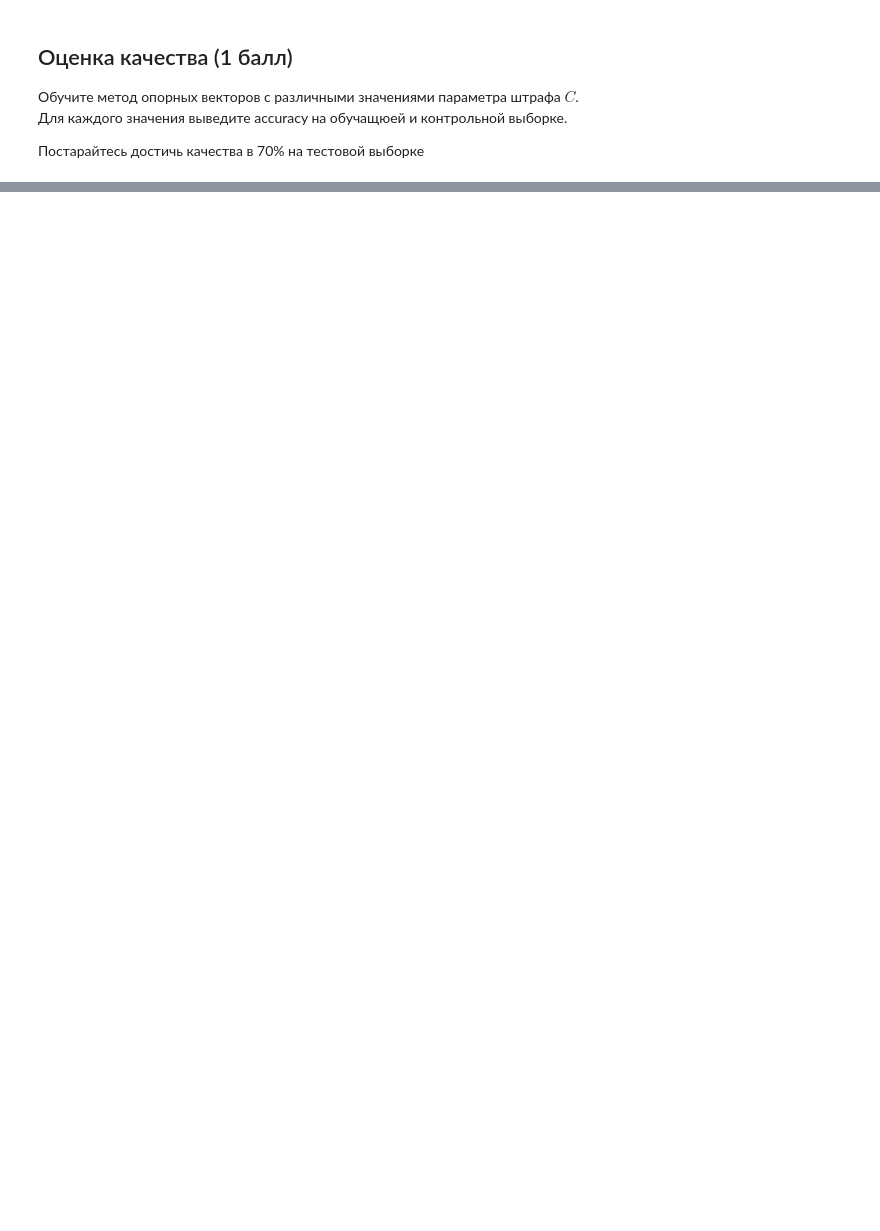
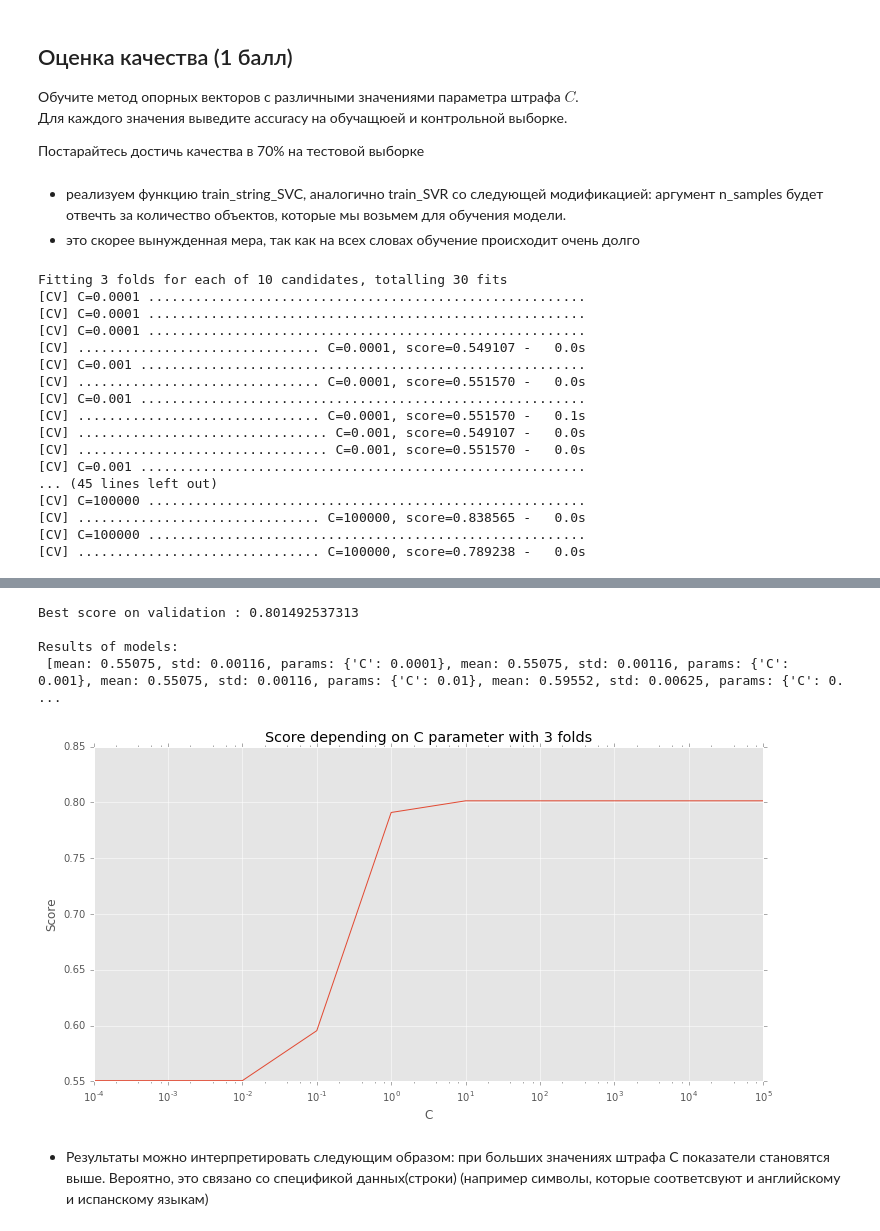
Before and after one commit to rudolphyo/ML-Python, a Jupyter notebook: hw1_svm.ipynb, the cells around one changed output, grey strips where cells are left out. Drawn from its saved outputs; the diff is of its cells as text; code cells hidden in the pictures; blank space fills up the shorter version.

```diff
--- a/hw1_svm.ipynb
+++ b/hw1_svm.ipynb
@@ -302,5 +377,55 @@ X_train, X_test, y_train, y_test = train_test_split(sampled_words.index, sampled
 Для каждого значения выведите accuracy на обучащюей и контрольной выборке.
 
 Постарайтесь достичь качества в 70% на тестовой выборке
+# %% [markdown]
+* реализуем функцию train_string_SVC, аналогично train_SVR cо следующей модификацией: аргумент n_samples будет отвечть за количество объектов, которые мы возьмем для обучения модели.
+* это скорее вынужденная мера, так как на всех словах обучение происходит очень долго
 # %%
 from sklearn.metrics import accuracy_score
+# %%
+def train_string_SVC(data, target, n_samples=1000):
+
+    X_train, X_test, y_train, y_test = train_test_split(data[:n_samples], target[:n_samples], test_size=0.33, random_state = RND_SEED)
+
+    C_grid = {"C" : [ 10**j for j in np.arange(-4, 6)]}
+
+    string_SVC = SVC(kernel="precomputed")
+    svc_grid = GridSearchCV(string_SVC, C_grid, n_jobs = 3, cv = 3, verbose=5)
+
+    svc_grid.fit(string_kernel(X_train, X_train), y_train)
+
+    #preds = svc_grid.best_estimator_.predict(X_test.reshape((len(X_test),1)))
+
+    print("Best score on validation :", svc_grid.best_score_)
+    print("\nResults of models:\n", svc_grid.grid_scores_)
+
+    scores = [x[1] for x in svc_grid.grid_scores_]
+    scores = np.array(scores).reshape(len(C_grid["C"]))
+
+    plt.figure(figsize=(12, 6))
+    plt.semilogx()
+    plt.plot(C_grid["C"], scores)
+    plt.xlabel('C')
+    plt.ylabel('Score')
+
+    plt.title("Score depending on C parameter with 3 folds")
+# %%
+train_string_SVC(indexes, labels)
+# %% [output]
+Fitting 3 folds for each of 10 candidates, totalling 30 fits
+[CV] C=0.0001 ........................................................
+[CV] C=0.0001 ........................................................
+[CV] C=0.0001 ........................................................
+[CV] ............................... C=0.0001, score=0.549107 -   0.0s
+[CV] C=0.001 .........................................................
+[CV] ............................... C=0.0001, score=0.551570 -   0.0s
+[CV] C=0.001 .........................................................
+[CV] ............................... C=0.0001, score=0.551570 -   0.1s
+[CV] ................................ C=0.001, score=0.549107 -   0.0s
+[CV] ................................ C=0.001, score=0.551570 -   0.0s
+[CV] C=0.001 .........................................................
+... (45 lines left out)
+[CV] C=100000 ........................................................
+[CV] ............................... C=100000, score=0.838565 -   0.0s
+[CV] C=100000 ........................................................
+[CV] ............................... C=100000, score=0.789238 -   0.0s
@@ -306,0 +433,7 @@ from sklearn.metrics import accuracy_score
+Best score on validation : 0.801492537313
+
+Results of models:
+ [mean: 0.55075, std: 0.00116, params: {'C': 0.0001}, mean: 0.55075, std: 0.00116, params: {'C': 0.001}, mean: 0.55075, std: 0.00116, params: {'C': 0.01}, mean: 0.59552, std: 0.00625, params: {'C': 0. ...
+[figure, added]
+# %% [markdown]
+* Результаты можно интерпретировать следующим образом: при больших значениях штрафа С показатели становятся выше. Вероятно, это связано со спецификой данных(строки) (например символы, которые соответсвуют и английскому и испанскому языкам)
```
Also changed, not shown: parts of 21 cells of this notebook.
